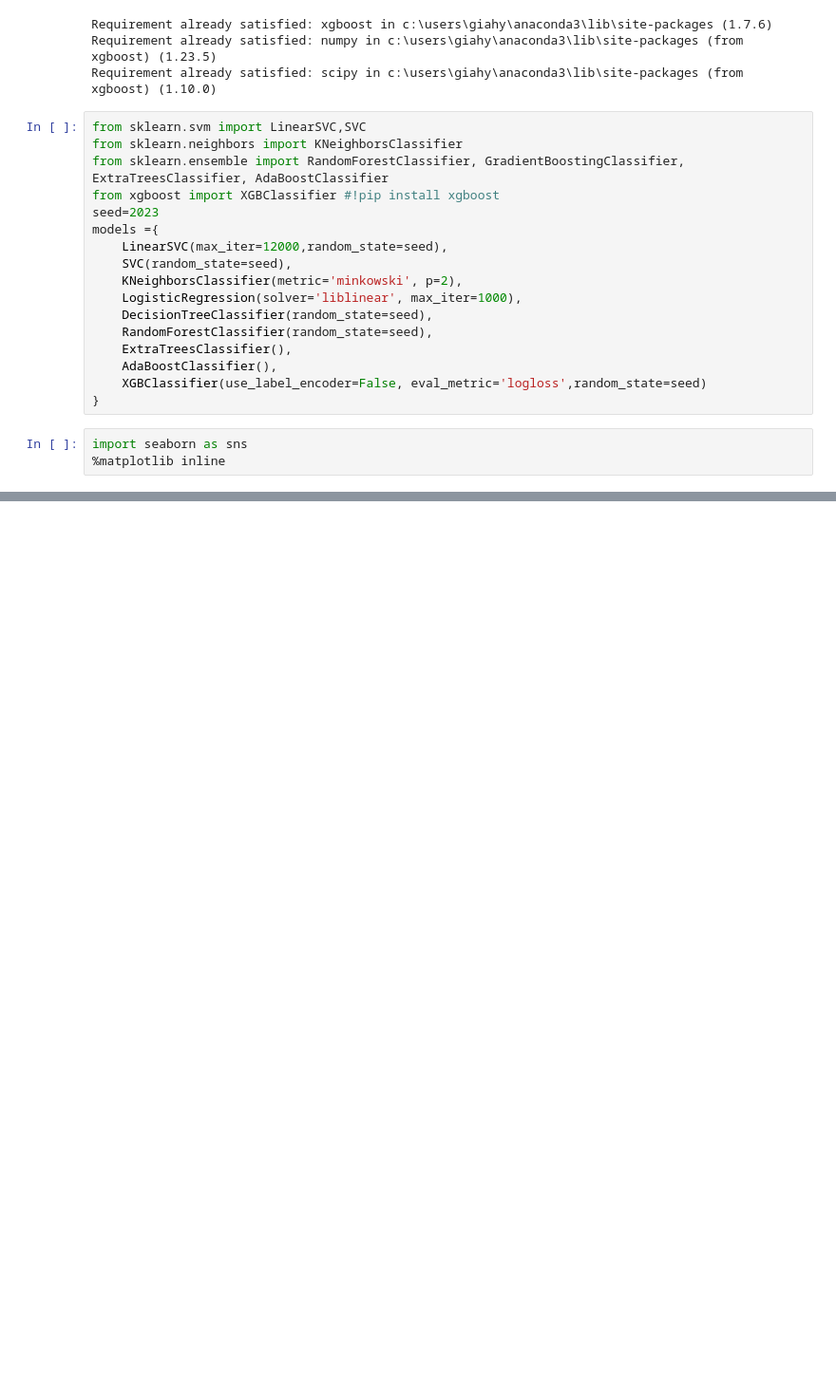
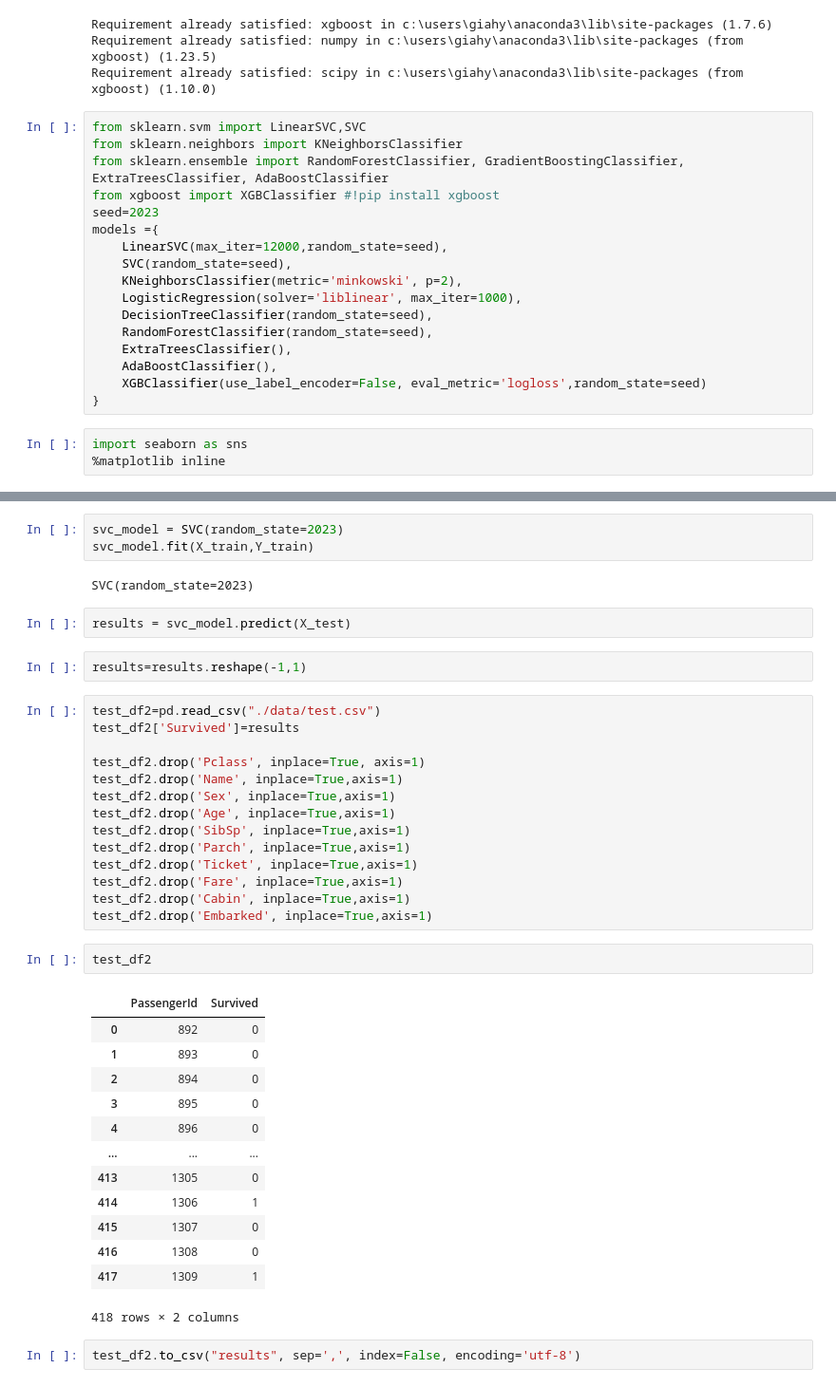
Before and after one commit to Zeros2112/Project-Titanic-Kaggle, a Jupyter notebook: titanic kaggle/Titanic kaggle .ipynb, the cells around one changed output, grey strips where cells are left out. Shown at 95% size. Saved outputs shown, nothing was run; the diff lists cells and outputs as text; blank space fills up the shorter version.

```diff
--- a/titanic kaggle/Titanic kaggle .ipynb
+++ b/titanic kaggle/Titanic kaggle .ipynb
@@ -617 +617,42 @@ generate_baseline_results(models, X,y,metrics='accuracy',cv=5, plot_results=Fals
 | DecisionTreeClassifier | 0.800226 | 0.026511 |
+# %%
+svc_model = SVC(random_state=2023)
+svc_model.fit(X_train,Y_train)
+# %% [output]
+SVC(random_state=2023)
+# %%
+results = svc_model.predict(X_test)
+# %%
+results=results.reshape(-1,1)
+# %%
+test_df2=pd.read_csv("./data/test.csv")
+test_df2['Survived']=results
+
+test_df2.drop('Pclass', inplace=True, axis=1)
+test_df2.drop('Name', inplace=True,axis=1)
+test_df2.drop('Sex', inplace=True,axis=1)
+test_df2.drop('Age', inplace=True,axis=1)
+test_df2.drop('SibSp', inplace=True,axis=1)
+test_df2.drop('Parch', inplace=True,axis=1)
+test_df2.drop('Ticket', inplace=True,axis=1)
+test_df2.drop('Fare', inplace=True,axis=1)
+test_df2.drop('Cabin', inplace=True,axis=1)
+test_df2.drop('Embarked', inplace=True,axis=1)
+# %%
+test_df2
+# %% [output]
+|  | PassengerId | Survived |
+| 0 | 892 | 0 |
+| 1 | 893 | 0 |
+| 2 | 894 | 0 |
+| 3 | 895 | 0 |
+| 4 | 896 | 0 |
+| ... | ... | ... |
+| 413 | 1305 | 0 |
+| 414 | 1306 | 1 |
+| 415 | 1307 | 0 |
+| 416 | 1308 | 0 |
+| 417 | 1309 | 1 |
+418 rows × 2 columns
+# %%
+test_df2.to_csv("results", sep=',', index=False, encoding='utf-8')
```
Also changed, not shown: parts of 6 cells of this notebook.
